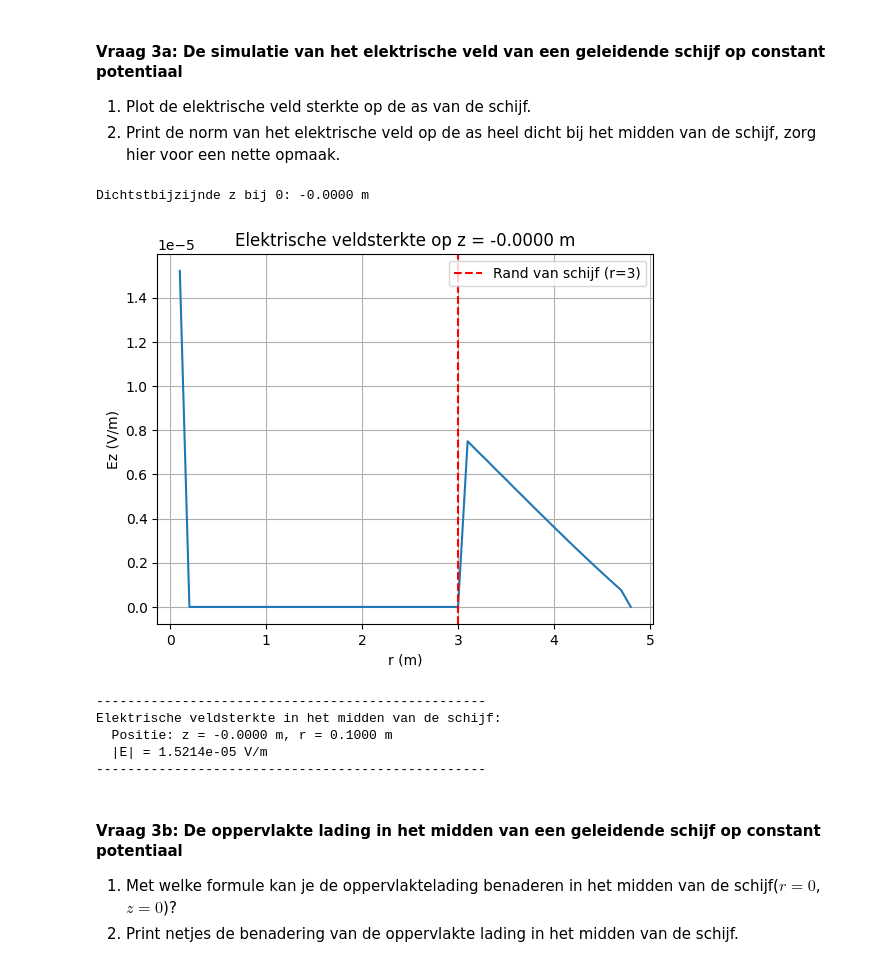
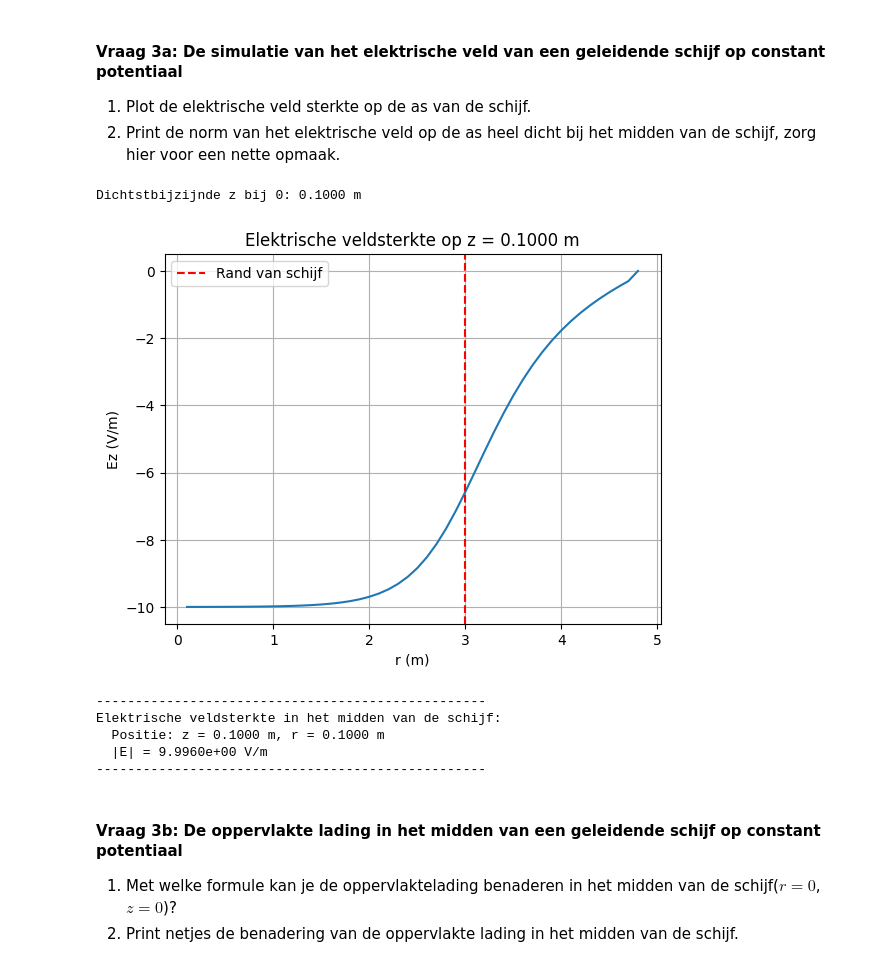
Before and after one commit to florisdekker148-bit/Floris-opdrachten-DEF-D, a Jupyter notebook: DigitaleOntwerpopdrachten/1CondensatorOpdracht/CondensatorOntwerpopdracht.ipynb, the cells around one changed output. Saved outputs shown, nothing was run; the diff lists cells and outputs as text; code cells hidden in the pictures.

Commit message:
correcties voor 3

```diff
--- a/DigitaleOntwerpopdrachten/1CondensatorOpdracht/CondensatorOntwerpopdracht.ipynb
+++ b/DigitaleOntwerpopdrachten/1CondensatorOpdracht/CondensatorOntwerpopdracht.ipynb
@@ -327,39 +327,36 @@ plot_results_disk(Ez, Er, normE, V, r, z, grid_step, disk_radius, z_pos_disk1, z
 2. Print de norm van het elektrische veld op de as heel dicht bij het midden van de schijf, zorg hier voor een nette opmaak.
 # %%
 # Zoek de index van z die het dichtst bij 0 ligt
-z_surface_idx = np.argmin(np.abs(z_for_E - 0))
+z_surface_idx = np.where(z_for_E >= 0)[0][0]  # eerste index waar z >= 0
 print(f"Dichtstbijzijnde z bij 0: {z_for_E[z_surface_idx]:.4f} m")
-
-# Als dit niet precies 0 is, moeten we misschien de waarden voor z=0 benaderen
-# door interpolatie of door de dichtstbijzijnde waarde te nemen
 
 # Plot Ez langs r voor deze z
 plt.figure()
-plt.plot(r_for_E, Ez[z_surface_idx, :-1])
+plt.plot(r_for_E, Ez[z_surface_idx, :48])
 plt.xlabel('r (m)')
 plt.ylabel('Ez (V/m)')
 plt.title(f'Elektrische veldsterkte op z = {z_for_E[z_surface_idx]:.4f} m')
 plt.grid(True)
-plt.axvline(x=disk_radius, color='r', linestyle='--', label='Rand van schijf (r=3)')
+plt.axvline(x=disk_radius, color='r', linestyle='--', label='Rand van schijf')
 plt.legend()
 plt.show()
 
 # Voor de norm in het midden (r ≈ 0)
 r_center_idx = 0  # kleinste r
 E_norm_center = np.sqrt(Er[z_surface_idx, r_center_idx]**2 + Ez[z_surface_idx, r_center_idx]**2)
 
 print("-" * 50)
 print(f"Elektrische veldsterkte in het midden van de schijf:")
 print(f"  Positie: z = {z_for_E[z_surface_idx]:.4f} m, r = {r_for_E[r_center_idx]:.4f} m")
 print(f"  |E| = {E_norm_center:.4e} V/m")
 print("-" * 50)
 # %% [output]
-Dichtstbijzijnde z bij 0: -0.0000 m
+Dichtstbijzijnde z bij 0: 0.1000 m
-[figure, old version]
+[figure, new version]
 --------------------------------------------------
 Elektrische veldsterkte in het midden van de schijf:
-  Positie: z = -0.0000 m, r = 0.1000 m
-  |E| = 1.5214e-05 V/m
+  Positie: z = 0.1000 m, r = 0.1000 m
+  |E| = 9.9960e+00 V/m
 --------------------------------------------------
 # %% [markdown]
 #### Vraag 3b: De oppervlakte lading in het midden van een geleidende schijf op constant potentiaal
```
Also changed, not shown: parts of 2 cells of this notebook.
